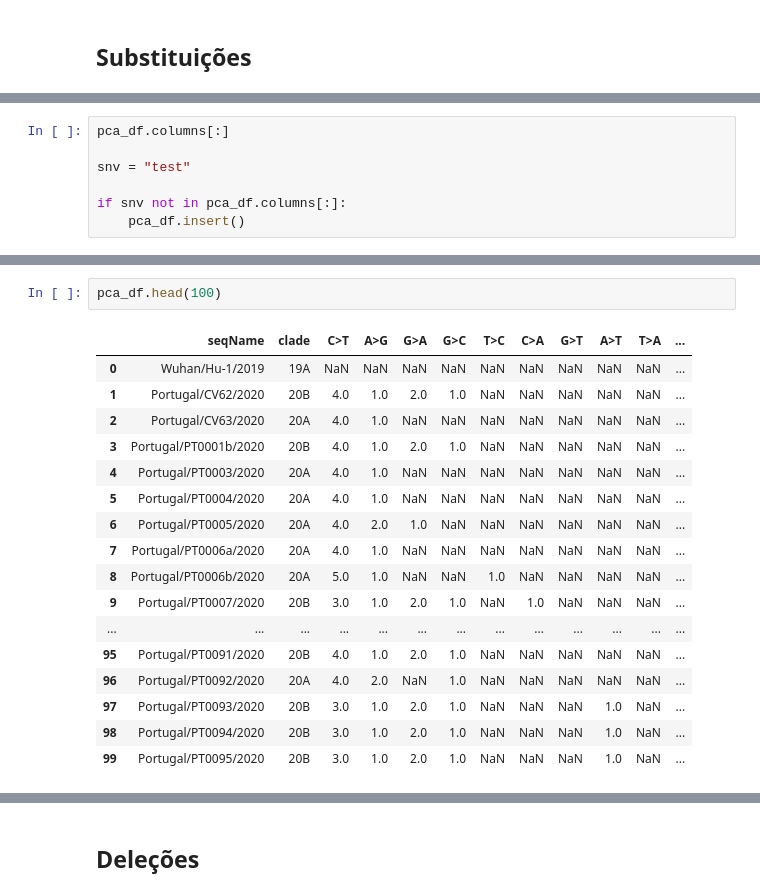
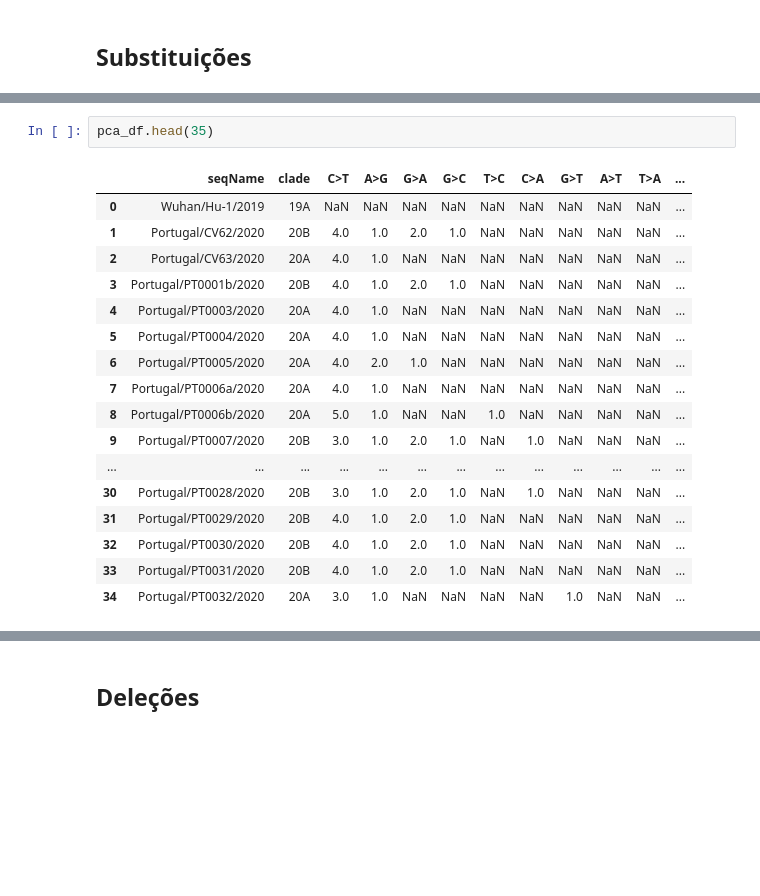
Before and after one commit to Rafael-Silva-Oliveira/FEM, a Jupyter notebook: Python/Dados.ipynb, the cells around one changed output, grey strips where cells are left out. Saved outputs shown, nothing was run; the diff lists cells and outputs as text; blank space fills up the shorter version.

```diff
--- a/Python/Dados.ipynb
+++ b/Python/Dados.ipynb
@@ -375,7 +228,0 @@ Index(['seqName', 'clade', 'substitutions', 'deletions', 'insertions'], dtype='o
-# %%
-pca_df.columns[:]
-
-snv = "test"
-
-if snv not in pca_df.columns[:]:
-	pca_df.insert()
@@ -430,22 +273,22 @@ for line in range(1,len(final_df)): #len(final_df)
 # %%
-pca_df.head(100)
+pca_df.head(35)
 # %% [output]
 |  | seqName | clade | C>T | A>G | G>A | G>C | T>C | C>A | G>T | A>T | T>A | ... |
 | 0 | Wuhan/Hu-1/2019 | 19A | NaN | NaN | NaN | NaN | NaN | NaN | NaN | NaN | NaN | ... |
 | 1 | Portugal/CV62/2020 | 20B | 4.0 | 1.0 | 2.0 | 1.0 | NaN | NaN | NaN | NaN | NaN | ... |
 | 2 | Portugal/CV63/2020 | 20A | 4.0 | 1.0 | NaN | NaN | NaN | NaN | NaN | NaN | NaN | ... |
 | 3 | Portugal/PT0001b/2020 | 20B | 4.0 | 1.0 | 2.0 | 1.0 | NaN | NaN | NaN | NaN | NaN | ... |
 | 4 | Portugal/PT0003/2020 | 20A | 4.0 | 1.0 | NaN | NaN | NaN | NaN | NaN | NaN | NaN | ... |
 | 5 | Portugal/PT0004/2020 | 20A | 4.0 | 1.0 | NaN | NaN | NaN | NaN | NaN | NaN | NaN | ... |
 | 6 | Portugal/PT0005/2020 | 20A | 4.0 | 2.0 | 1.0 | NaN | NaN | NaN | NaN | NaN | NaN | ... |
 | 7 | Portugal/PT0006a/2020 | 20A | 4.0 | 1.0 | NaN | NaN | NaN | NaN | NaN | NaN | NaN | ... |
 | 8 | Portugal/PT0006b/2020 | 20A | 5.0 | 1.0 | NaN | NaN | 1.0 | NaN | NaN | NaN | NaN | ... |
 | 9 | Portugal/PT0007/2020 | 20B | 3.0 | 1.0 | 2.0 | 1.0 | NaN | 1.0 | NaN | NaN | NaN | ... |
 | ... | ... | ... | ... | ... | ... | ... | ... | ... | ... | ... | ... | ... |
-| 95 | Portugal/PT0091/2020 | 20B | 4.0 | 1.0 | 2.0 | 1.0 | NaN | NaN | NaN | NaN | NaN | ... |
-| 96 | Portugal/PT0092/2020 | 20A | 4.0 | 2.0 | NaN | 1.0 | NaN | NaN | NaN | NaN | NaN | ... |
-| 97 | Portugal/PT0093/2020 | 20B | 3.0 | 1.0 | 2.0 | 1.0 | NaN | NaN | NaN | 1.0 | NaN | ... |
-| 98 | Portugal/PT0094/2020 | 20B | 3.0 | 1.0 | 2.0 | 1.0 | NaN | NaN | NaN | 1.0 | NaN | ... |
-| 99 | Portugal/PT0095/2020 | 20B | 3.0 | 1.0 | 2.0 | 1.0 | NaN | NaN | NaN | 1.0 | NaN | ... |
+| 30 | Portugal/PT0028/2020 | 20B | 3.0 | 1.0 | 2.0 | 1.0 | NaN | 1.0 | NaN | NaN | NaN | ... |
+| 31 | Portugal/PT0029/2020 | 20B | 4.0 | 1.0 | 2.0 | 1.0 | NaN | NaN | NaN | NaN | NaN | ... |
+| 32 | Portugal/PT0030/2020 | 20B | 4.0 | 1.0 | 2.0 | 1.0 | NaN | NaN | NaN | NaN | NaN | ... |
+| 33 | Portugal/PT0031/2020 | 20B | 4.0 | 1.0 | 2.0 | 1.0 | NaN | NaN | NaN | NaN | NaN | ... |
+| 34 | Portugal/PT0032/2020 | 20A | 3.0 | 1.0 | NaN | NaN | NaN | NaN | 1.0 | NaN | NaN | ... |
 # %%
 
```
Also changed, not shown: parts of 38 cells of this notebook.
